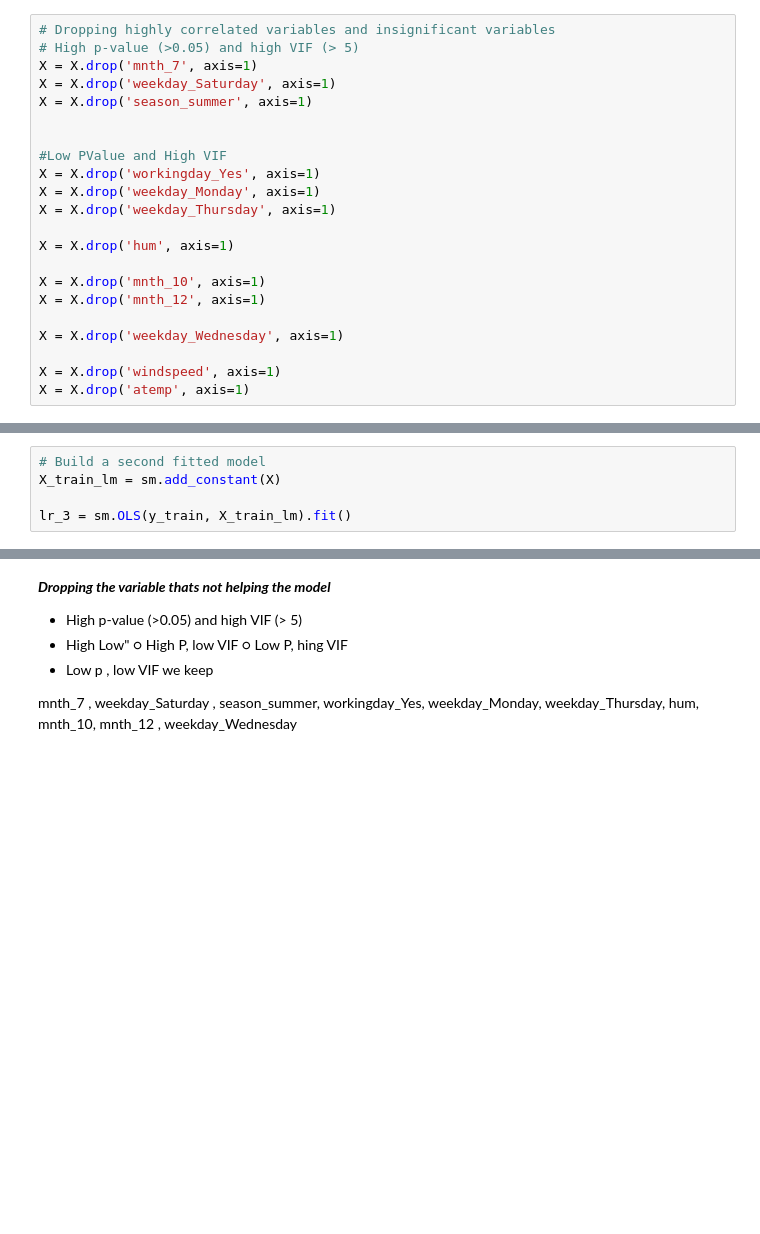
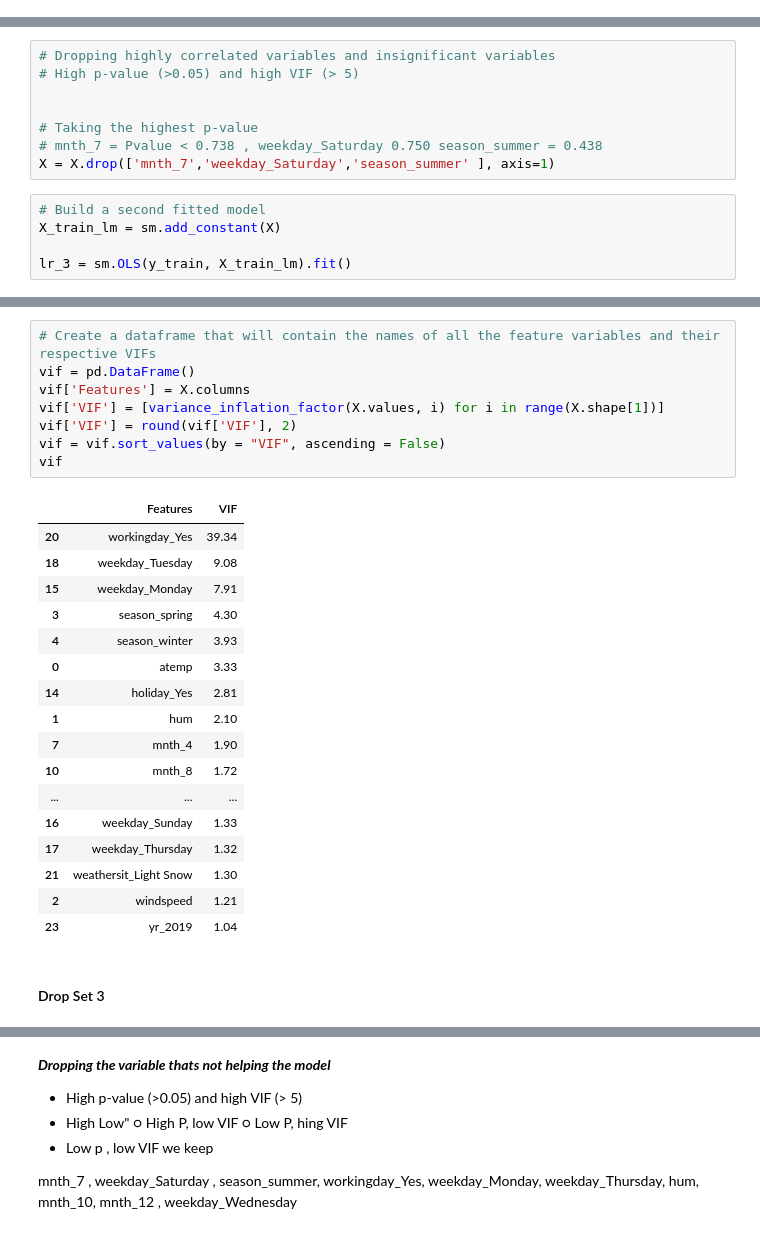
Before and after one commit to samrich76/bike-sharing-system, a Jupyter notebook: Biking_Case_Study_using_RFE.ipynb, the cells around one changed output, grey strips where cells are left out. Drawn from its saved outputs; the diff is of its cells as text; blank space fills up the shorter version.

```diff
--- a/Biking_Case_Study_using_RFE.ipynb
+++ b/Biking_Case_Study_using_RFE.ipynb
@@ -788,25 +816,3 @@ vif
 | 24 | weathersit_Light Snow | 1.30 |
 | 2 | windspeed | 1.22 |
 | 26 | yr_2019 | 1.05 |
-# %%
-# Dropping highly correlated variables and insignificant variables
-# High p-value (>0.05) and high VIF (> 5)
-X = X.drop('mnth_7', axis=1)
-X = X.drop('weekday_Saturday', axis=1)
-X = X.drop('season_summer', axis=1)
-
-
-#Low PValue and High VIF
-X = X.drop('workingday_Yes', axis=1)
-X = X.drop('weekday_Monday', axis=1)
-X = X.drop('weekday_Thursday', axis=1)
-
-X = X.drop('hum', axis=1)
-
-X = X.drop('mnth_10', axis=1)
-X = X.drop('mnth_12', axis=1)
-
-X = X.drop('weekday_Wednesday', axis=1)
-
-X = X.drop('windspeed', axis=1)
-X = X.drop('atemp', axis=1)
@@ -813,3 +821,11 @@ X = X.drop('atemp', axis=1)
+# %%
+# Dropping highly correlated variables and insignificant variables
+# High p-value (>0.05) and high VIF (> 5)
+
+
+# Taking the highest p-value
+# mnth_7 = Pvalue < 0.738 , weekday_Saturday 0.750 season_summer = 0.438
+X = X.drop(['mnth_7','weekday_Saturday','season_summer' ], axis=1)
 # %%
 # Build a second fitted model
 X_train_lm = sm.add_constant(X)
@@ -839,0 +856,28 @@ Notes:
+# %%
+# Create a dataframe that will contain the names of all the feature variables and their respective VIFs
+vif = pd.DataFrame()
+vif['Features'] = X.columns
+vif['VIF'] = [variance_inflation_factor(X.values, i) for i in range(X.shape[1])]
+vif['VIF'] = round(vif['VIF'], 2)
+vif = vif.sort_values(by = "VIF", ascending = False)
+vif
+# %% [output]
+|  | Features | VIF |
+| 20 | workingday_Yes | 39.34 |
+| 18 | weekday_Tuesday | 9.08 |
+| 15 | weekday_Monday | 7.91 |
+| 3 | season_spring | 4.30 |
+| 4 | season_winter | 3.93 |
+| 0 | atemp | 3.33 |
+| 14 | holiday_Yes | 2.81 |
+| 1 | hum | 2.10 |
+| 7 | mnth_4 | 1.90 |
+| 10 | mnth_8 | 1.72 |
+| ... | ... | ... |
+| 16 | weekday_Sunday | 1.33 |
+| 17 | weekday_Thursday | 1.32 |
+| 21 | weathersit_Light Snow | 1.30 |
+| 2 | windspeed | 1.21 |
+| 23 | yr_2019 | 1.04 |
+# %% [markdown]
+#### Drop Set 3
```
Also changed, not shown: parts of 42 cells of this notebook.
